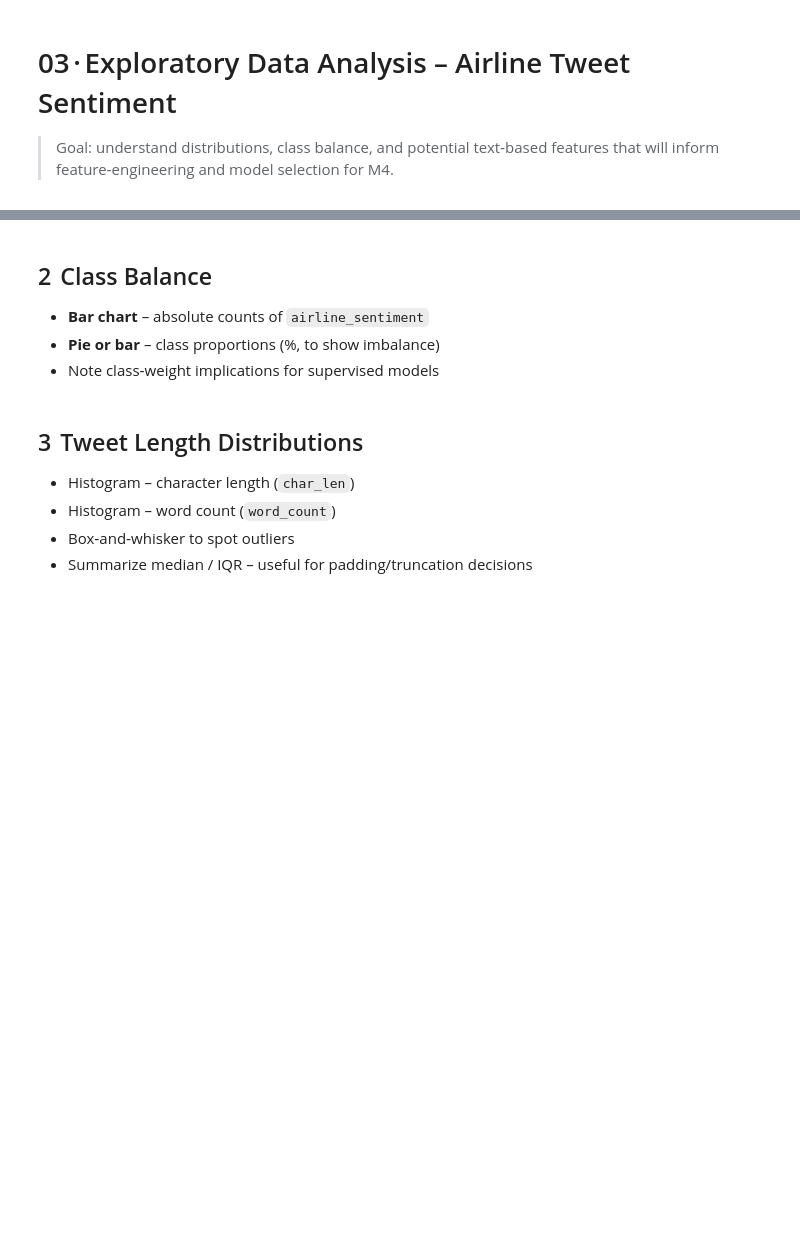
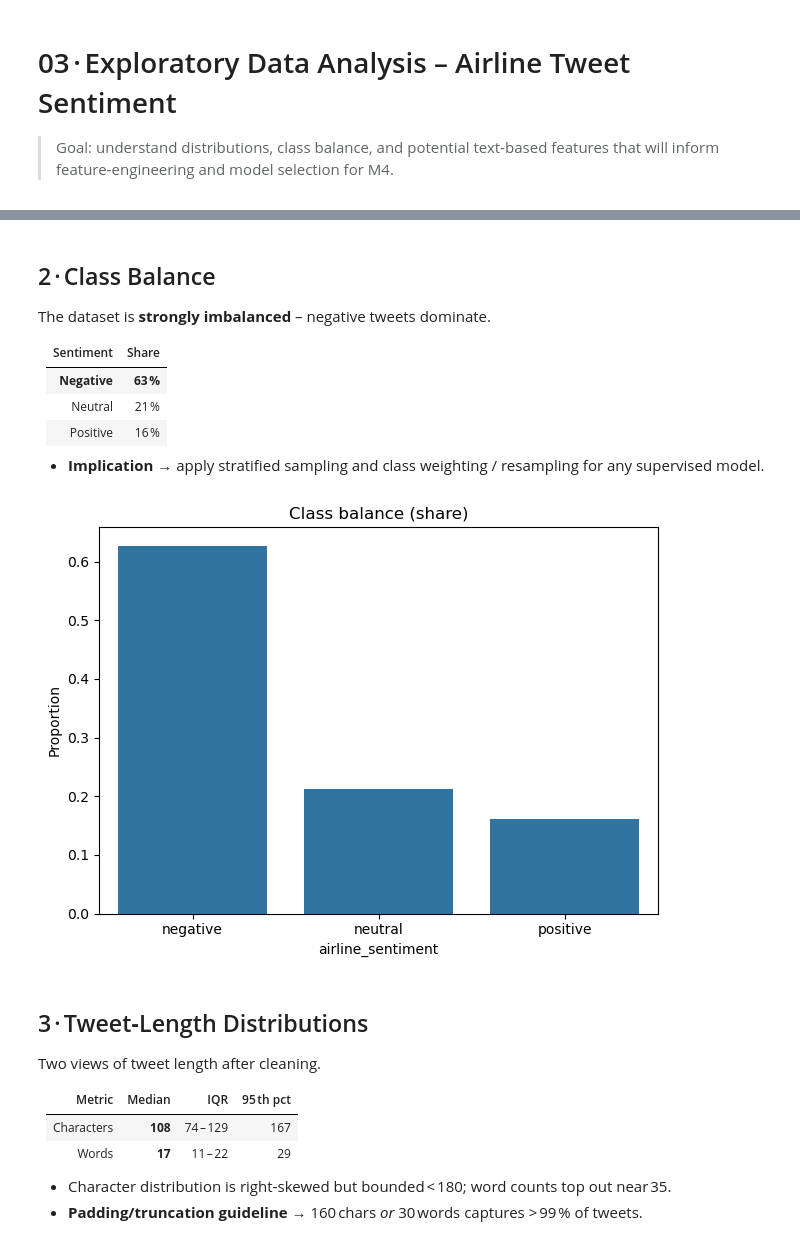
Before and after one commit to justin-castillo/twitter-airline-analysis, a Jupyter notebook: notebooks/03_eda_sentiment_features.ipynb, the cells around one changed output, grey strips where cells are left out. Cells and saved outputs as stored; diff of their text form; code cells hidden in the pictures; blank space fills up the shorter version.

```diff
--- a/notebooks/03_eda_sentiment_features.ipynb
+++ b/notebooks/03_eda_sentiment_features.ipynb
@@ -11,0 +13,20 @@
+# %%
+# %% 1 Data & Imports
+from pathlib import Path
+import pandas as pd
+import seaborn as sns
+import matplotlib.pyplot as plt
+from IPython.display import display
+from sklearn.feature_extraction.text import TfidfVectorizer
+
+# ── set up figures directory ─────────────────────────────────────────────
+FIG_DIR = Path("../reports/figs_eda")
+FIG_DIR.mkdir(parents=True, exist_ok=True)
+
+# ── load processed tweets ─────────────────────────────────────────────────
+parquet_path = Path("../data/processed/tweets.parquet")
+df = pd.read_parquet(parquet_path)
+
+# ── inspect shape & peek ──────────────────────────────────────────────────
+print(f"Loaded {len(df):,} rows × {df.shape[1]} columns")
+display(df.head())
@@ -12,13 +41,31 @@
 # %% [markdown]
-## 2  Class Balance
+## 2 · Class Balance
+The dataset is **strongly imbalanced** – negative tweets dominate.
 
-* **Bar chart** – absolute counts of `airline_sentiment`
-* **Pie or bar** – class proportions (%, to show imbalance)
-* Note class‑weight implications for supervised models
+| Sentiment | Share |
+|-----------|-------|
+| **Negative** | **63 %** |
+| Neutral     | 21 % |
+| Positive    | 16 % |
+
+* **Implication →** apply stratified sampling and class weighting / resampling for any supervised model.
+# %%
+sent_dist = df["airline_sentiment"].value_counts(normalize=True)
+sns.barplot(x=sent_dist.index, y=sent_dist.values)
+plt.title("Class balance (share)")
+plt.ylabel("Proportion")
+plt.tight_layout()
+plt.savefig("../reports/figs_eda/class_balance.png", dpi=150)
+# %% [output]
+[figure, added]
 # %% [markdown]
-## 3  Tweet Length Distributions
+## 3 · Tweet‑Length Distributions
+Two views of tweet length after cleaning.
 
-* Histogram – character length (`char_len`)
-* Histogram – word count (`word_count`)
-* Box‑and‑whisker to spot outliers
-* Summarize median / IQR – useful for padding/truncation decisions
+| Metric | Median | IQR | 95 th pct |
+|--------|--------|-----|-----------|
+| Characters | **108** | 74 – 129 | 167 |
+| Words      | **17**  | 11 – 22  | 29 |
+
+* Character distribution is right‑skewed but bounded < 180; word counts top out near 35.
+* **Padding/truncation guideline →** 160 chars *or* 30 words captures > 99 % of tweets.
```
Also changed, not shown: parts of 11 cells of this notebook, 2 other files.
